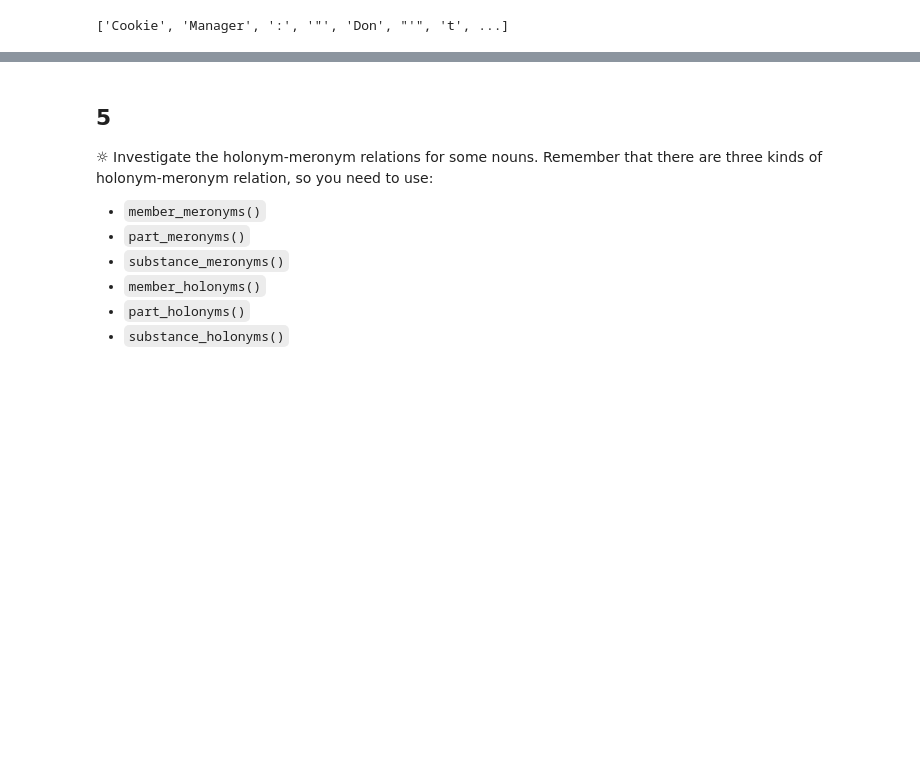
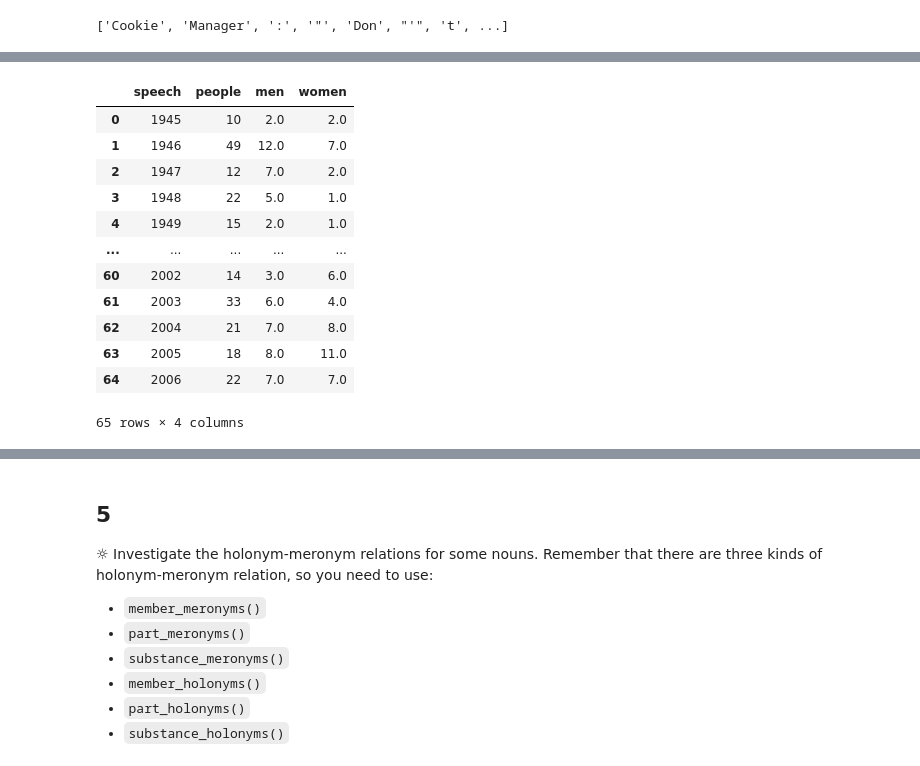
Before and after one commit to BetoBob/NLTK-Book-Resource, a Jupyter notebook: 02/2 - Solutions.ipynb, the cells around one changed output, grey strips where cells are left out. Saved outputs shown, nothing was run; the diff lists cells and outputs as text; code cells hidden in the pictures; blank space fills up the shorter version.

```diff
--- a/02/2 - Solutions.ipynb
+++ b/02/2 - Solutions.ipynb
@@ -74,0 +113,22 @@ nltk.corpus.webtext.words()
+# %%
+import pandas as pd
+import re
+
+cfd_df = pd.DataFrame.from_dict(cfd, orient='index').rename_axis('speech').reset_index()
+cfd_df['speech'] = cfd_df['speech'].apply(lambda x: int(re.search(r'\d{4}', x).group()))
+
+cfd_df.set_index('speech')
+# %% [output]
+|  | speech | people | men | women |
+| 0 | 1945 | 10 | 2.0 | 2.0 |
+| 1 | 1946 | 49 | 12.0 | 7.0 |
+| 2 | 1947 | 12 | 7.0 | 2.0 |
+| 3 | 1948 | 22 | 5.0 | 1.0 |
+| 4 | 1949 | 15 | 2.0 | 1.0 |
+| ... | ... | ... | ... | ... |
+| 60 | 2002 | 14 | 3.0 | 6.0 |
+| 61 | 2003 | 33 | 6.0 | 4.0 |
+| 62 | 2004 | 21 | 7.0 | 8.0 |
+| 63 | 2005 | 18 | 8.0 | 11.0 |
+| 64 | 2006 | 22 | 7.0 | 7.0 |
+65 rows × 4 columns
```
Also changed, not shown: parts of 6 cells of this notebook, 3 other files.
